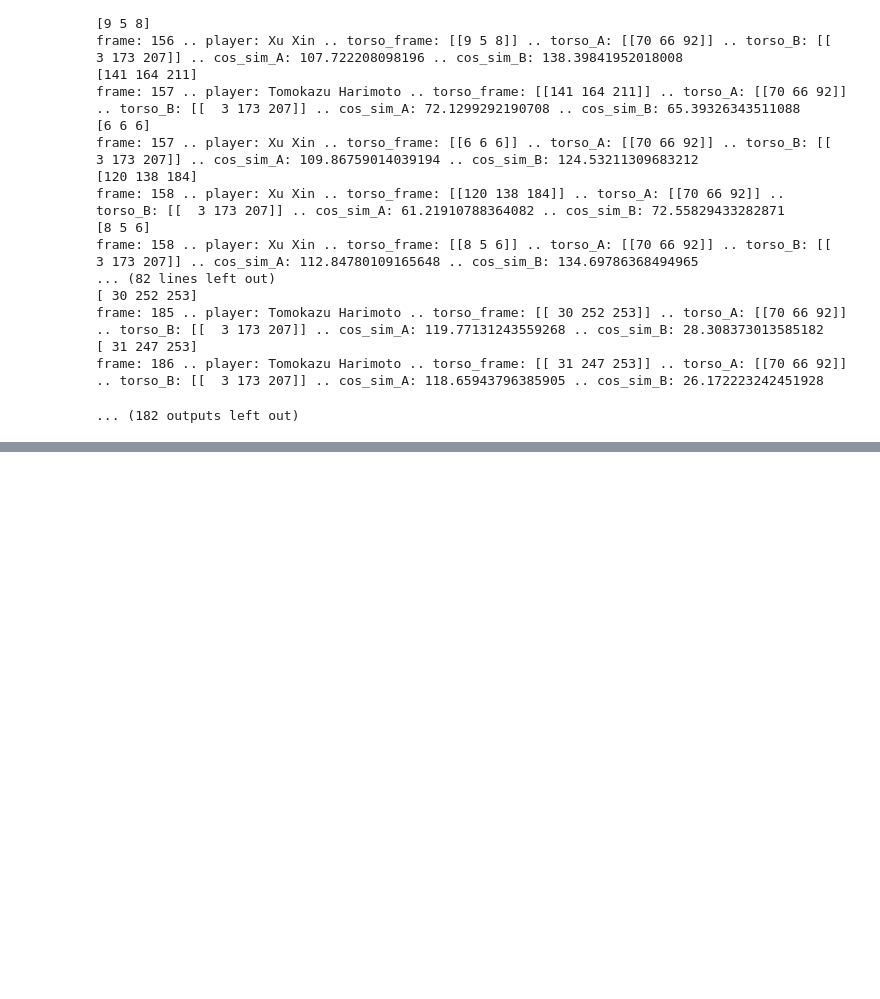
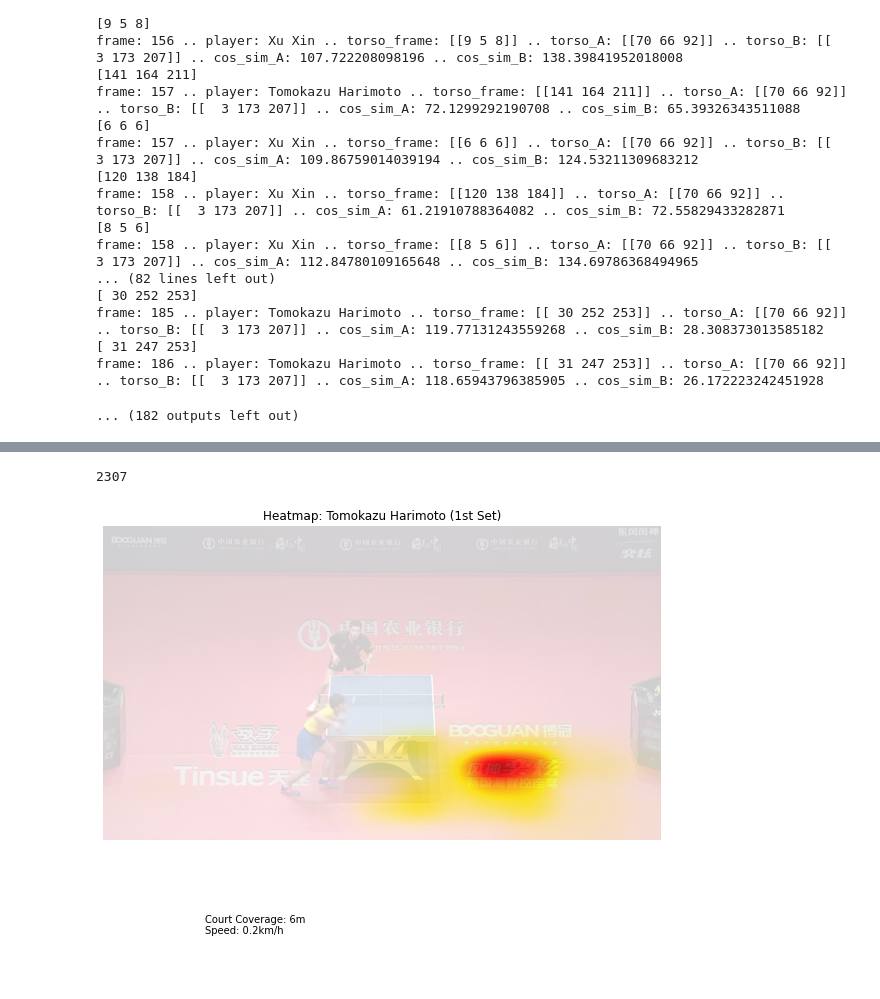
Before and after one commit to archeltaneka/table-tennis-analytics, a Jupyter notebook: table_tennis_analytic_playground.ipynb, the cells around one changed output, grey strips where cells are left out. Cells and saved outputs as stored; diff of their text form; code cells hidden in the pictures; blank space fills up the shorter version.

```diff
--- a/table_tennis_analytic_playground.ipynb
+++ b/table_tennis_analytic_playground.ipynb
@@ -466,0 +500,6 @@ frame: 186 .. player: Tomokazu Harimoto .. torso_frame: [[ 31 247 253]] .. torso
+# %%
+print(len(player_info_2['player_B']['player_coords']))
+generate_heatmap(player_info_2['player_B']['player_coords'], player_info_2['player_B']['label'], n_frames/video_fps, bins=15)
+# %% [output]
+2307
+[figure, added]
```
Also changed, not shown: parts of 4 cells of this notebook.
